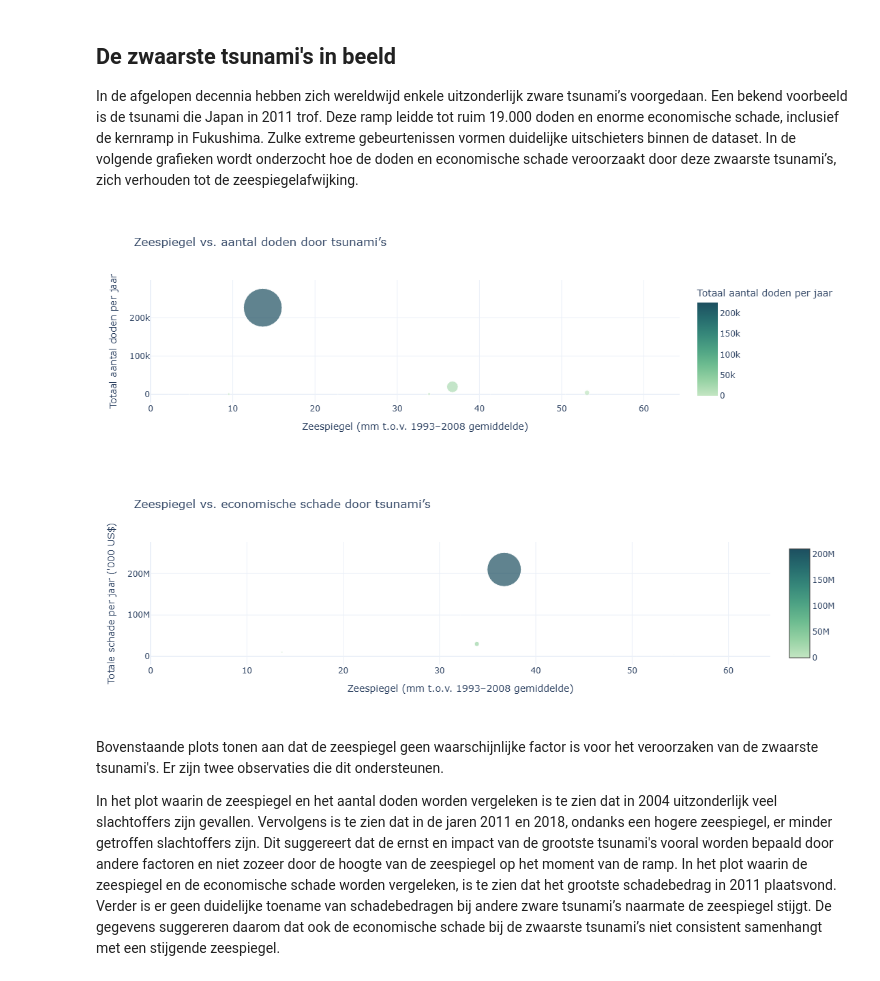
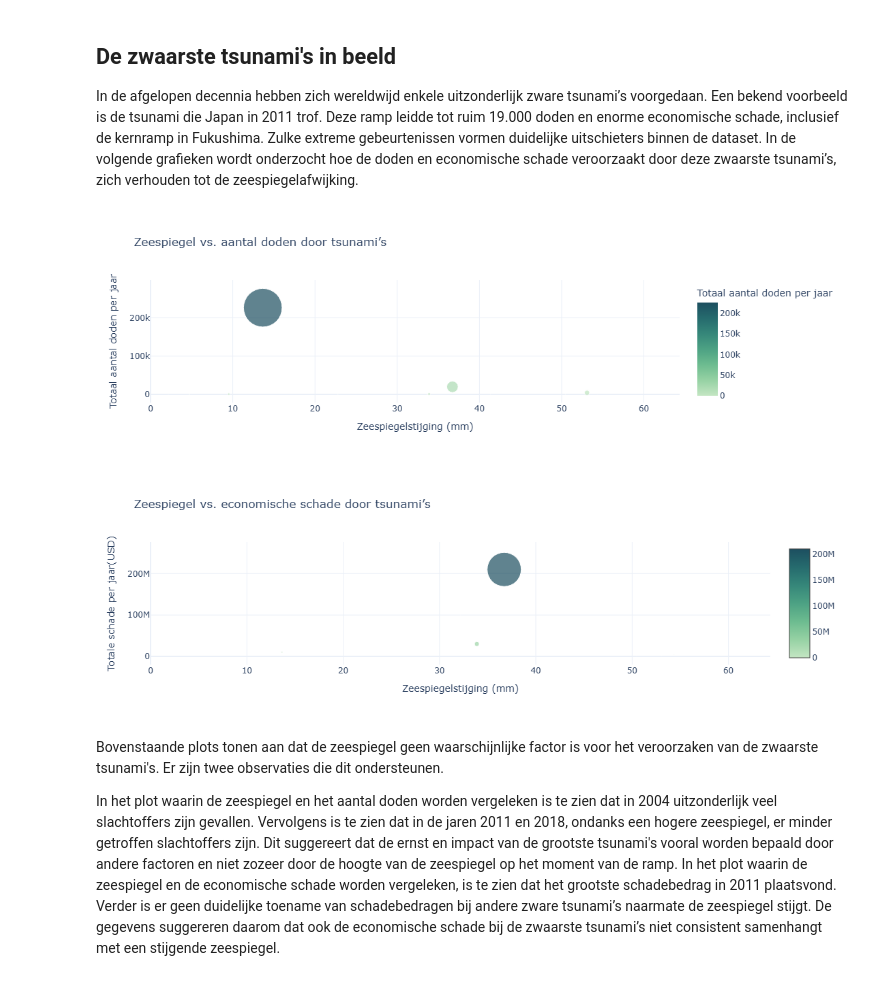
Before and after one commit to roosz/informatievisualisatie, a Jupyter notebook: _build/jupyter_execute/docs/voorindatasory.ipynb, the cells around one changed output. Saved outputs shown, nothing was run; the diff lists cells and outputs as text; code cells hidden in the pictures.

```diff
--- a/_build/jupyter_execute/docs/voorindatasory.ipynb
+++ b/_build/jupyter_execute/docs/voorindatasory.ipynb
@@ -641,7 +641,7 @@ fig = px.scatter(
     hover_name='Year',
     title='Zeespiegel vs. aantal doden door tsunami’s',
     labels={
-        'mmfrom1993-2008average': 'Zeespiegel (mm t.o.v. 1993–2008 gemiddelde)',
+        'mmfrom1993-2008average': 'Zeespiegelstijging (mm)',
         'Total Deaths': 'Totaal aantal doden per jaar'
     },
     size_max=40,
@@ -653,7 +653,7 @@ fig.update_xaxes(range=[0, max_sea_level + 10])
 fig.update_layout(template='plotly_white')
 fig.show()
 # %% [output]
-[figure, old version]
+[figure, new version]
 # %%
 import pandas as pd
 import plotly.graph_objects as go
@@ -675,36 +675,36 @@ fig = go.Figure()
 fig.add_trace(
     go.Scatter(
         x=combined['mmfrom1993-2008average'],
         y=combined["Total Damages ('000 US$)"],
         mode='markers',
         name='Totale Schade',
         marker=dict(
             size=marker_sizes,
             color=combined["Total Damages ('000 US$)"],
             colorscale='blugrn',
             showscale=True,
         ),
         hovertext=combined['Year'],
         hoverinfo='text+x+y'
     )
 )
 
 max_sea_level = combined['mmfrom1993-2008average'].max()
 fig.update_xaxes(
-    title='Zeespiegel (mm t.o.v. 1993–2008 gemiddelde)',
+    title='Zeespiegelstijging (mm)',
     range=[0, max_sea_level + 10]
 )
 
-fig.update_yaxes(title="Totale schade per jaar ('000 US$)")
+fig.update_yaxes(title="Totale schade per jaar(USD)")
 
 fig.update_layout(
     title='Zeespiegel vs. economische schade door tsunami’s',
     template='plotly_white'
 )
 
 fig.show()
 # %% [output]
-[figure, old version]
+[figure, new version]
 # %% [markdown]
 Bovenstaande plots tonen aan dat de zeespiegel geen waarschijnlijke factor is voor het veroorzaken van de zwaarste tsunami's.
 Er zijn twee observaties die dit ondersteunen.
```
Also changed, not shown: parts of 5 cells of this notebook, 10 other files.
